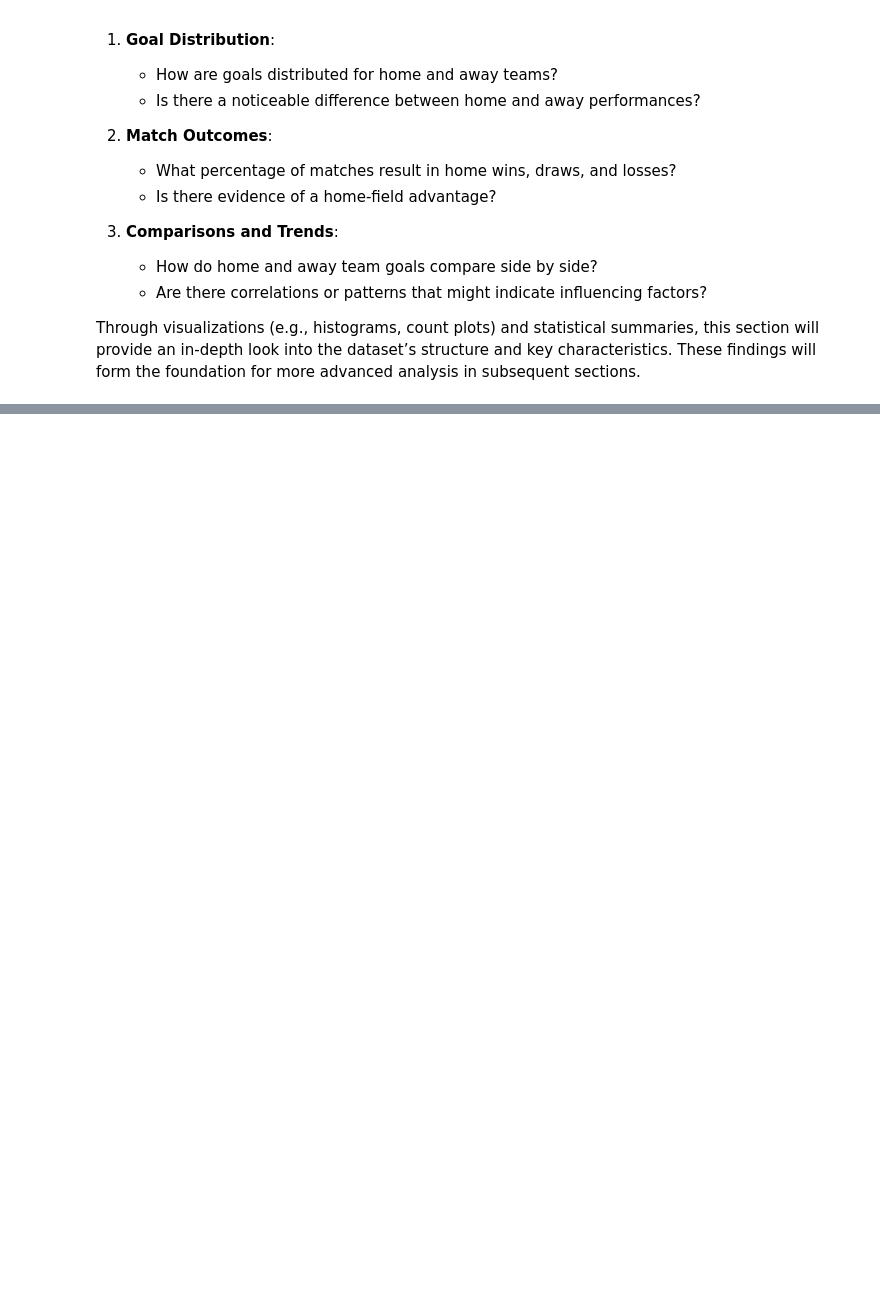
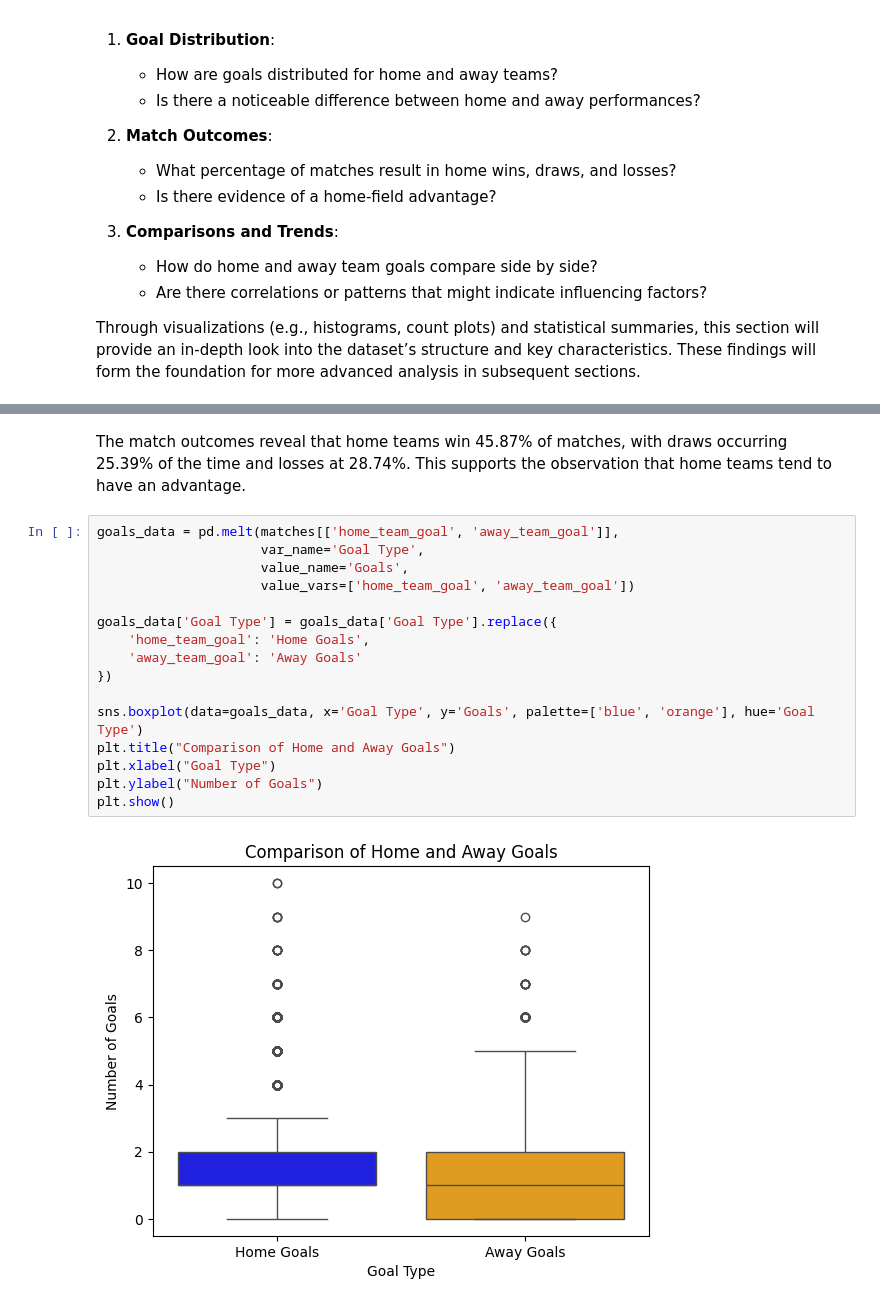
Before and after one commit to damianfraser/football-match-analysis, a Jupyter notebook: home_advantage_analysis.ipynb, the cells around one changed output, grey strips where cells are left out. Drawn from its saved outputs; the diff is of its cells as text; blank space fills up the shorter version.

```diff
--- a/home_advantage_analysis.ipynb
+++ b/home_advantage_analysis.ipynb
@@ -135,0 +137,20 @@ Passing `palette` without assigning `hue` is deprecated and will be removed in v
+# %% [markdown]
+The match outcomes reveal that home teams win 45.87% of matches, with draws occurring 25.39% of the time and losses at 28.74%. This supports the observation that home teams tend to have an advantage.
+# %%
+goals_data = pd.melt(matches[['home_team_goal', 'away_team_goal']],
+                     var_name='Goal Type',
+                     value_name='Goals',
+                     value_vars=['home_team_goal', 'away_team_goal'])
+
+goals_data['Goal Type'] = goals_data['Goal Type'].replace({
+    'home_team_goal': 'Home Goals',
+    'away_team_goal': 'Away Goals'
+})
+
+sns.boxplot(data=goals_data, x='Goal Type', y='Goals', palette=['blue', 'orange'], hue='Goal Type')
+plt.title("Comparison of Home and Away Goals")
+plt.xlabel("Goal Type")
+plt.ylabel("Number of Goals")
+plt.show()
+# %% [output]
+[figure, added]
```
Also changed, not shown: parts of 7 cells of this notebook.
